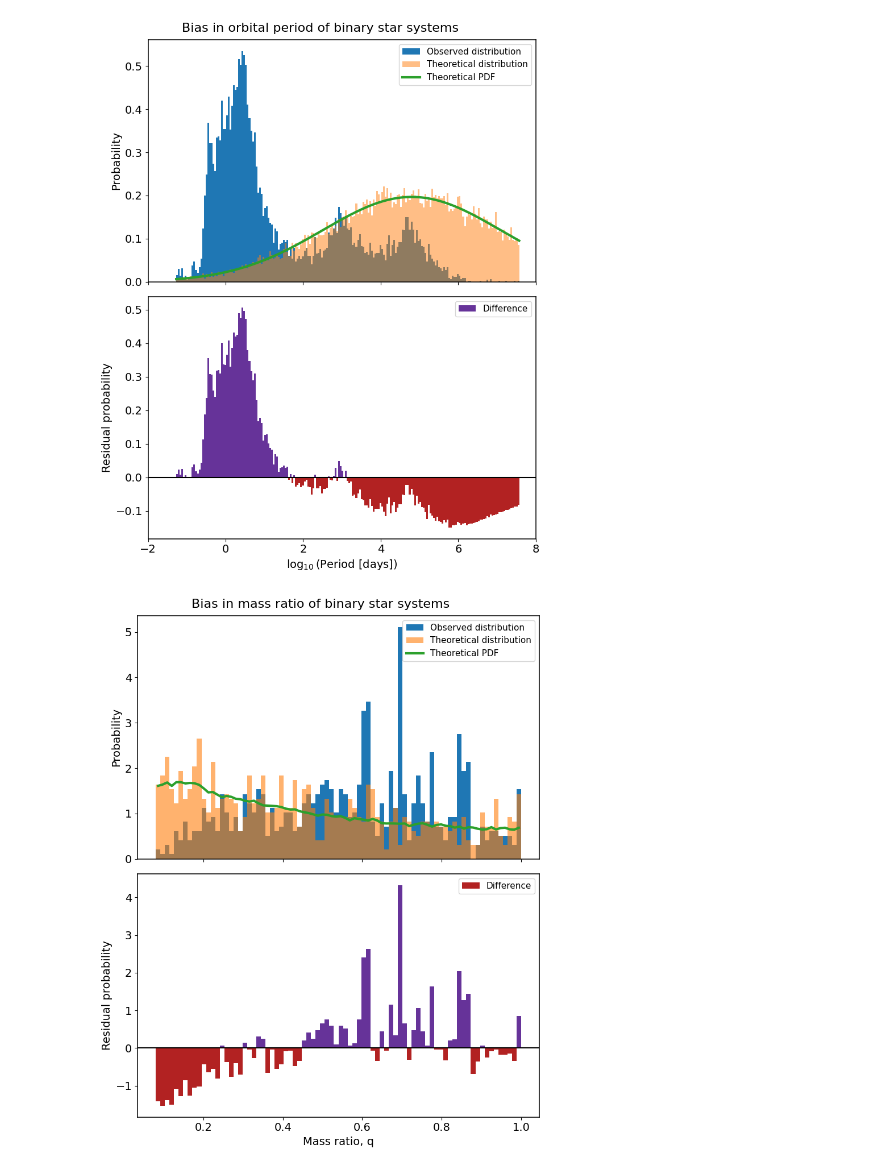
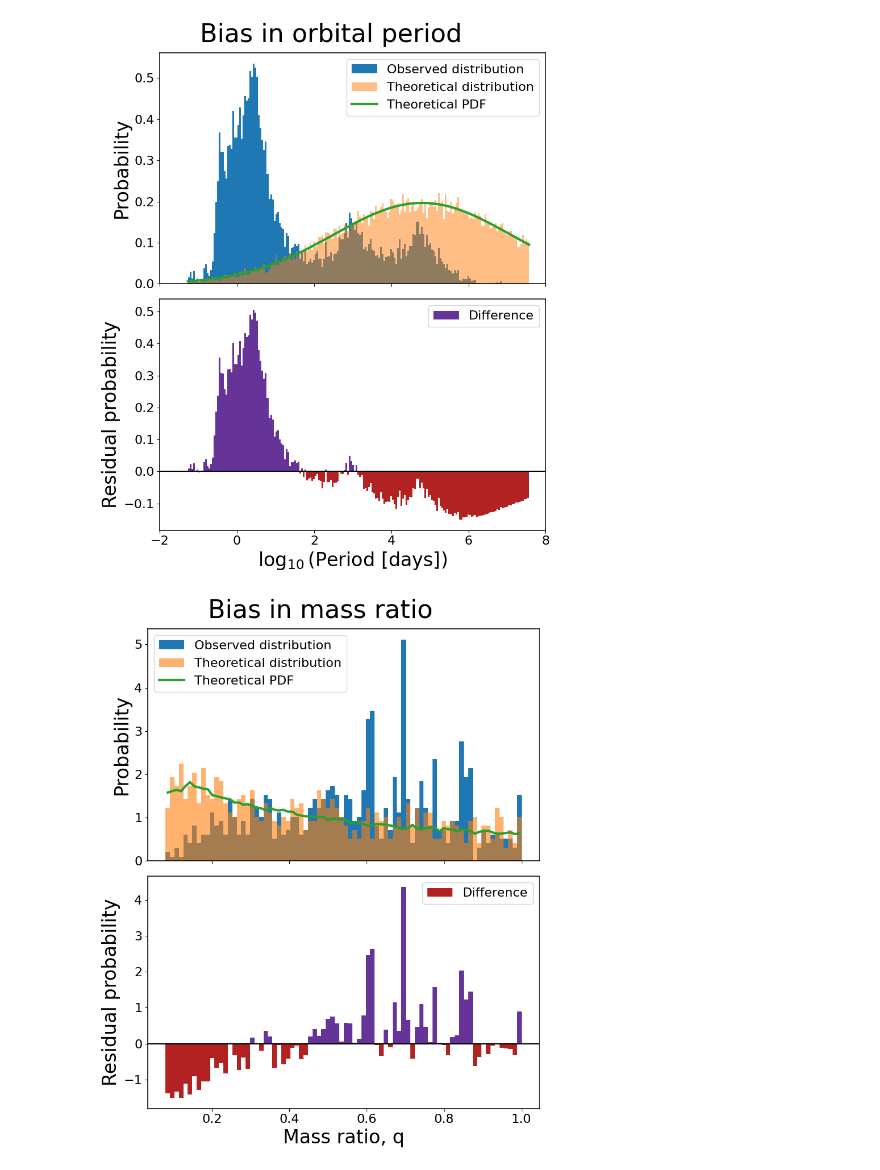
Before and after one commit to Eljameuter/Orbital-and-physical-parameter-distribution-of-Binary-Systems, a Jupyter notebook: Period and mass ratio.ipynb, the cells around one changed output. Saved outputs shown, nothing was run; the diff lists cells and outputs as text; code cells hidden in the pictures.

```diff
--- a/Period and mass ratio.ipynb
+++ b/Period and mass ratio.ipynb
@@ -4,10 +4,10 @@ import matplotlib.pyplot as plt
 import pandas as pd
 import scipy as sc
 
-plt.rcParams['xtick.labelsize'] = 14
-plt.rcParams['ytick.labelsize'] = 14
-plt.rcParams['axes.labelsize'] = 14
-plt.rcParams['axes.titlesize'] = 16
+plt.rcParams['xtick.labelsize'] = 16
+plt.rcParams['ytick.labelsize'] = 16
+plt.rcParams['axes.labelsize'] = 24
+plt.rcParams['axes.titlesize'] = 22
 plt.rcParams['axes.linewidth'] = 1.1
 # %%
 df = pd.read_csv(r'DATA/RAW/reduced_raw_data.csv')
@@ -91,7 +91,7 @@ ax1.set_xlim(-2, 8)
 ax1.set_yscale('linear')
 
 ax1.set_ylabel('Probability')
-ax1.legend(fontsize = 11)
+ax1.legend(fontsize = 16)
 
 #Bottom subplot
 colors = ['rebeccapurple' if v > 0 else 'firebrick' for v in hist_diff]
@@ -103,13 +103,14 @@ ax2.set_xlim(-2, 8)
 
 ax2.set_xlabel(r'$\log_{10}$(Period [days])')
 ax2.set_ylabel('Residual probability')
-ax2.legend(fontsize = 11)
+ax2.legend(fontsize = 16)
 
-plt.suptitle('Bias in orbital period of binary star systems', size = 16)
+plt.suptitle('Bias in orbital period', size = 32)
 plt.tight_layout()
+plt.savefig("Period bias.svg")
 plt.show()
 # %% [output]
-[figure, old version]
+[figure, new version]
 # %%
 #Bias in Mass ratio, for low ratios. One star is just that much heavier
 #To find the ratio, you must have radial velocity data of both stars.
@@ -145,34 +146,35 @@ PDF_func = interp1d(q, pdf, kind='linear',fill_value="extrapolate")
 new_pdf = PDF_func(q_bin_centers)
 pdf_2 =  PDF_func(q_bin_edges)
 pdf_2 = pdf_2/pdf_2.sum()
 
 q_samples = np.random.choice(q_bin_edges, size=len(mass_ratio), p=pdf_2)
 
 q_diff = q_dat - new_pdf
 
 #Plotting
 fig, (ax1, ax2) = plt.subplots(2, 1,figsize=(8, 10),sharex=True)
 
 #Top plot
 ax1.hist(mass_ratio, bins = N, density=True, label='Observed distribution')
 ax1.hist(q_samples, bins=80, density=True, alpha=0.6, label='Theoretical distribution')
 ax1.plot(q_bin_centers, new_pdf, label = 'Theoretical PDF', lw = 3)
 
 
 ax1.set_ylabel('Probability')
-ax1.legend(fontsize = 11)
+ax1.legend(fontsize = 16)
 
 #Bottom plot
 colors = ['rebeccapurple' if v > 0 else 'firebrick' for v in q_diff]
 ax2.bar(q_bin_centers, q_diff, width=np.diff(q_bin_edges), color = colors, align='center', label = 'Difference')
 ax2.axhline(0, color='black')
 
 ax2.set_xlabel('Mass ratio, q')
 ax2.set_ylabel('Residual probability')
-ax2.legend(fontsize = 11)
+ax2.legend(fontsize = 16)
 
-plt.suptitle('Bias in mass ratio of binary star systems', size = 16)
+plt.suptitle('Bias in mass ratio', size = 32)
 plt.tight_layout()
+plt.savefig("Mass ratio bias.svg")
 plt.show()
 # %% [output]
-[figure, old version]
+[figure, new version]
```
Also changed, not shown: parts of 1 cell of this notebook, 20 other files.
